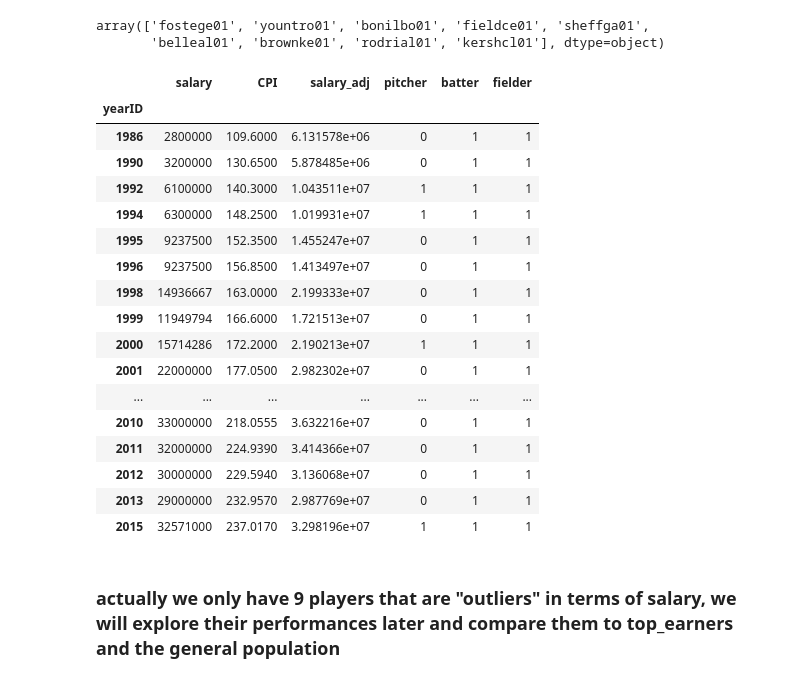
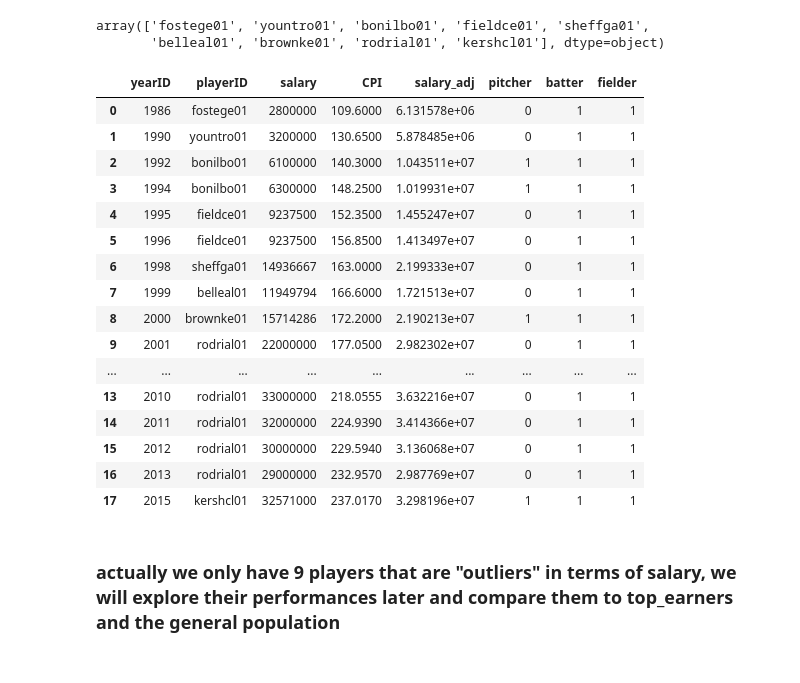
Before and after one commit to bcg0006/udc, a Jupyter notebook: baseball_data_analysis.ipynb, the cells around one changed output. Cells and saved outputs as stored; diff of their text form; code cells hidden in the pictures.

```diff
--- a/baseball_data_analysis.ipynb
+++ b/baseball_data_analysis.ipynb
@@ -429,26 +427,25 @@ outliers.playerID.unique()
 array(['fostege01', 'yountro01', 'bonilbo01', 'fieldce01', 'sheffga01',
        'belleal01', 'brownke01', 'rodrial01', 'kershcl01'], dtype=object)
 # %%
-outliers.groupby('yearID').sum()
+outliers.groupby(['yearID','playerID']).sum().reset_index()
 # %% [output]
-|  | salary | CPI | salary_adj | pitcher | batter | fielder |
-| yearID |  |  |  |  |  |  |
-| 1986 | 2800000 | 109.6000 | 6.131578e+06 | 0 | 1 | 1 |
-| 1990 | 3200000 | 130.6500 | 5.878485e+06 | 0 | 1 | 1 |
-| 1992 | 6100000 | 140.3000 | 1.043511e+07 | 1 | 1 | 1 |
-| 1994 | 6300000 | 148.2500 | 1.019931e+07 | 1 | 1 | 1 |
-| 1995 | 9237500 | 152.3500 | 1.455247e+07 | 0 | 1 | 1 |
-| 1996 | 9237500 | 156.8500 | 1.413497e+07 | 0 | 1 | 1 |
-| 1998 | 14936667 | 163.0000 | 2.199333e+07 | 0 | 1 | 1 |
-| 1999 | 11949794 | 166.6000 | 1.721513e+07 | 0 | 1 | 1 |
-| 2000 | 15714286 | 172.2000 | 2.190213e+07 | 1 | 1 | 1 |
-| 2001 | 22000000 | 177.0500 | 2.982302e+07 | 0 | 1 | 1 |
-| ... | ... | ... | ... | ... | ... | ... |
-| 2010 | 33000000 | 218.0555 | 3.632216e+07 | 0 | 1 | 1 |
-| 2011 | 32000000 | 224.9390 | 3.414366e+07 | 0 | 1 | 1 |
-| 2012 | 30000000 | 229.5940 | 3.136068e+07 | 0 | 1 | 1 |
-| 2013 | 29000000 | 232.9570 | 2.987769e+07 | 0 | 1 | 1 |
-| 2015 | 32571000 | 237.0170 | 3.298196e+07 | 1 | 1 | 1 |
+|  | yearID | playerID | salary | CPI | salary_adj | pitcher | batter | fielder |
+| 0 | 1986 | fostege01 | 2800000 | 109.6000 | 6.131578e+06 | 0 | 1 | 1 |
+| 1 | 1990 | yountro01 | 3200000 | 130.6500 | 5.878485e+06 | 0 | 1 | 1 |
+| 2 | 1992 | bonilbo01 | 6100000 | 140.3000 | 1.043511e+07 | 1 | 1 | 1 |
+| 3 | 1994 | bonilbo01 | 6300000 | 148.2500 | 1.019931e+07 | 1 | 1 | 1 |
+| 4 | 1995 | fieldce01 | 9237500 | 152.3500 | 1.455247e+07 | 0 | 1 | 1 |
+| 5 | 1996 | fieldce01 | 9237500 | 156.8500 | 1.413497e+07 | 0 | 1 | 1 |
+| 6 | 1998 | sheffga01 | 14936667 | 163.0000 | 2.199333e+07 | 0 | 1 | 1 |
+| 7 | 1999 | belleal01 | 11949794 | 166.6000 | 1.721513e+07 | 0 | 1 | 1 |
+| 8 | 2000 | brownke01 | 15714286 | 172.2000 | 2.190213e+07 | 1 | 1 | 1 |
+| 9 | 2001 | rodrial01 | 22000000 | 177.0500 | 2.982302e+07 | 0 | 1 | 1 |
+| ... | ... | ... | ... | ... | ... | ... | ... | ... |
+| 13 | 2010 | rodrial01 | 33000000 | 218.0555 | 3.632216e+07 | 0 | 1 | 1 |
+| 14 | 2011 | rodrial01 | 32000000 | 224.9390 | 3.414366e+07 | 0 | 1 | 1 |
+| 15 | 2012 | rodrial01 | 30000000 | 229.5940 | 3.136068e+07 | 0 | 1 | 1 |
+| 16 | 2013 | rodrial01 | 29000000 | 232.9570 | 2.987769e+07 | 0 | 1 | 1 |
+| 17 | 2015 | kershcl01 | 32571000 | 237.0170 | 3.298196e+07 | 1 | 1 | 1 |
 # %% [markdown]
 ### actually we only have 9 players that are "outliers" in terms of salary, we will explore their performances later and compare them to top_earners and the general population
 # %%
```
Also changed, not shown: parts of 21 cells of this notebook.
